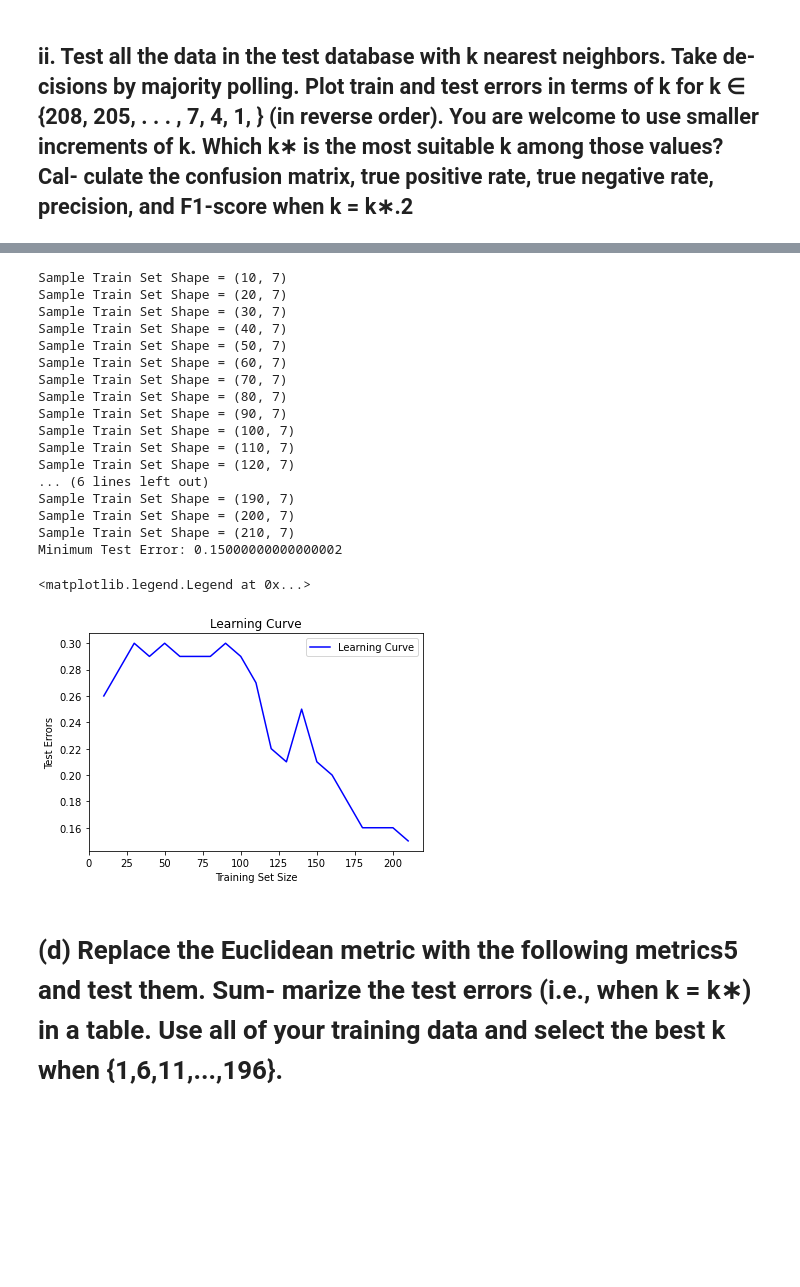
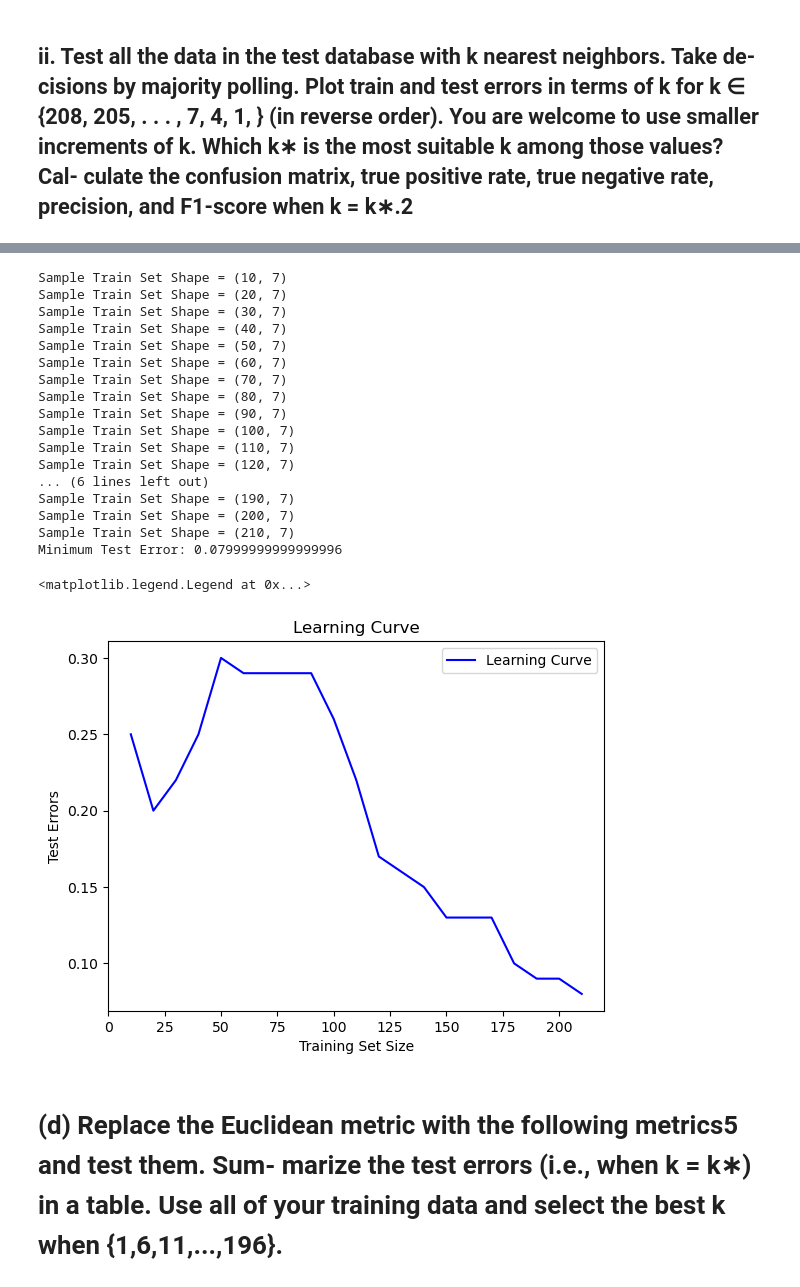
Before and after one commit to thegeorgejoseph/machine-learning, a Jupyter notebook: HW1/notebook/Joseph_George_HW1.ipynb, the cells around one changed output, grey strips where cells are left out. Cells and saved outputs as stored; diff of their text form; code cells hidden in the pictures; blank space fills up the shorter version.

```diff
--- a/HW1/notebook/Joseph_George_HW1.ipynb
+++ b/HW1/notebook/Joseph_George_HW1.ipynb
@@ -123,11 +122,6 @@ X_test, y_test = df_test.iloc[:,0:-1], df_test.iloc[:,-1]
 #y needs to converted from object to int for KNN classifier to work properly
 y_train = y_train.astype('int')
 y_test = y_test.astype('int')
-# %%
-scaler = StandardScaler()
-scaler.fit(X_train)
-X_train = scaler.transform(X_train)
-X_test = scaler.transform(X_test)
 # %% [markdown]
 # (c) Classification using KNN on Vertebral Column Data Set
 # %% [markdown]
@@ -222,14 +218,15 @@ for N in range(10,220,10):
         if key == 0:
             # normal group
             df_normal_train = group.iloc[:norm_num_rows]
-        else:
+        elif key == 1:
             # abnormal group
             df_abnormal_train = group.iloc[:abnorm_num_rows]
     df_sample = pd.concat([df_normal_train, df_abnormal_train])
+#     df_sample = shuffle(df_sample)
     print(f"Sample Train Set Shape = {df_sample.shape}")
 
     X_sample_train, y_sample_train = df_sample.iloc[:, 0:-1], df_sample.iloc[:, -1]
-    X_sample_train = scaler.transform(X_sample_train)
+#     X_sample_train = scaler.transform(X_sample_train)
     y_sample_train = y_sample_train.astype('int')
 
     min_k, min_error = float("inf"), float("inf")
@@ -240,35 +237,35 @@ for N in range(10,220,10):
         test_error = 1 - metrics.accuracy_score(y_test,y_hat)
         if test_error < min_error:
             min_error = test_error
             min_k = k
     test_errors.append(min_error)
 
 print(f"Minimum Test Error: {min(test_errors)}")
 plt.plot(training_vals, test_errors, color='b', label='Learning Curve')
 plt.xlabel("Training Set Size")
 plt.ylabel("Test Errors")
 plt.title("Learning Curve")
 plt.legend()
 # %% [output]
 Sample Train Set Shape = (10, 7)
 Sample Train Set Shape = (20, 7)
 Sample Train Set Shape = (30, 7)
 Sample Train Set Shape = (40, 7)
 Sample Train Set Shape = (50, 7)
 Sample Train Set Shape = (60, 7)
 Sample Train Set Shape = (70, 7)
 Sample Train Set Shape = (80, 7)
 Sample Train Set Shape = (90, 7)
 Sample Train Set Shape = (100, 7)
 Sample Train Set Shape = (110, 7)
 Sample Train Set Shape = (120, 7)
 ... (6 lines left out)
 Sample Train Set Shape = (190, 7)
 Sample Train Set Shape = (200, 7)
 Sample Train Set Shape = (210, 7)
-Minimum Test Error: 0.15000000000000002
+Minimum Test Error: 0.07999999999999996
 <matplotlib.legend.Legend at 0x...>
-[figure, old version]
+[figure, new version]
 # %% [markdown]
 # (d) Replace the Euclidean metric with the following metrics5 and test them. Sum- marize the test errors (i.e., when k = k∗) in a table. Use all of your training data and select the best k when {1,6,11,...,196}.
 # %%
```
Also changed, not shown: parts of 12 cells of this notebook.
